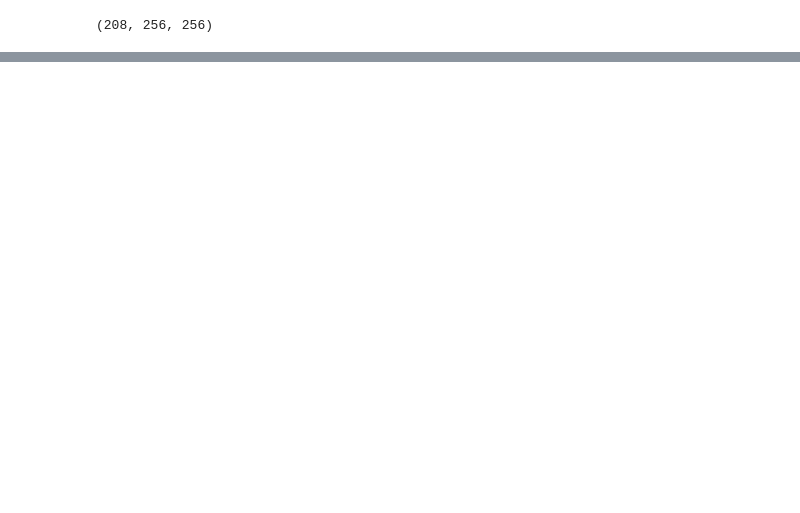
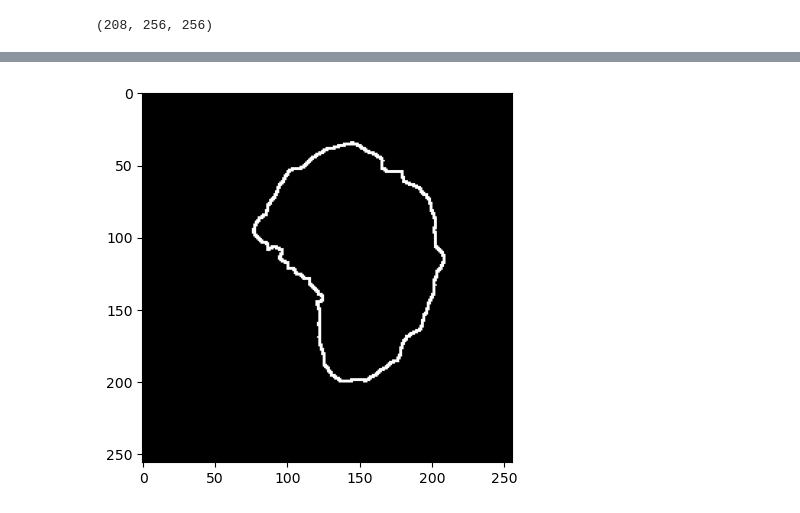
Before and after one commit to DanielEdvardsen/EiT-Group5, a Jupyter notebook: src/test.ipynb, the cells around one changed output, grey strips where cells are left out. Saved outputs shown, nothing was run; the diff lists cells and outputs as text; code cells hidden in the pictures; blank space fills up the shorter version.

```diff
--- a/src/test.ipynb
+++ b/src/test.ipynb
@@ -37,0 +34,14 @@ data3_norm = data3 / 255.0
+# %%
+structuring_element = np.array([
+        [1, 1, 1, 1, 1],
+        [1, 1, 1, 1, 1],
+        [1, 1, 1, 1, 1],
+        [1, 1, 1, 1, 1],
+        [1, 1, 1, 1, 1]
+    ], dtype=bool)
+
+boundary = np.bitwise_xor(binary_image, skimage.morphology.binary_erosion(binary_image, structuring_element))
+plt.imshow(boundary, cmap='gray')
+plt.show()
+# %% [output]
+[figure, added]
```
Also changed, not shown: parts of 22 cells of this notebook, 2 other files.
